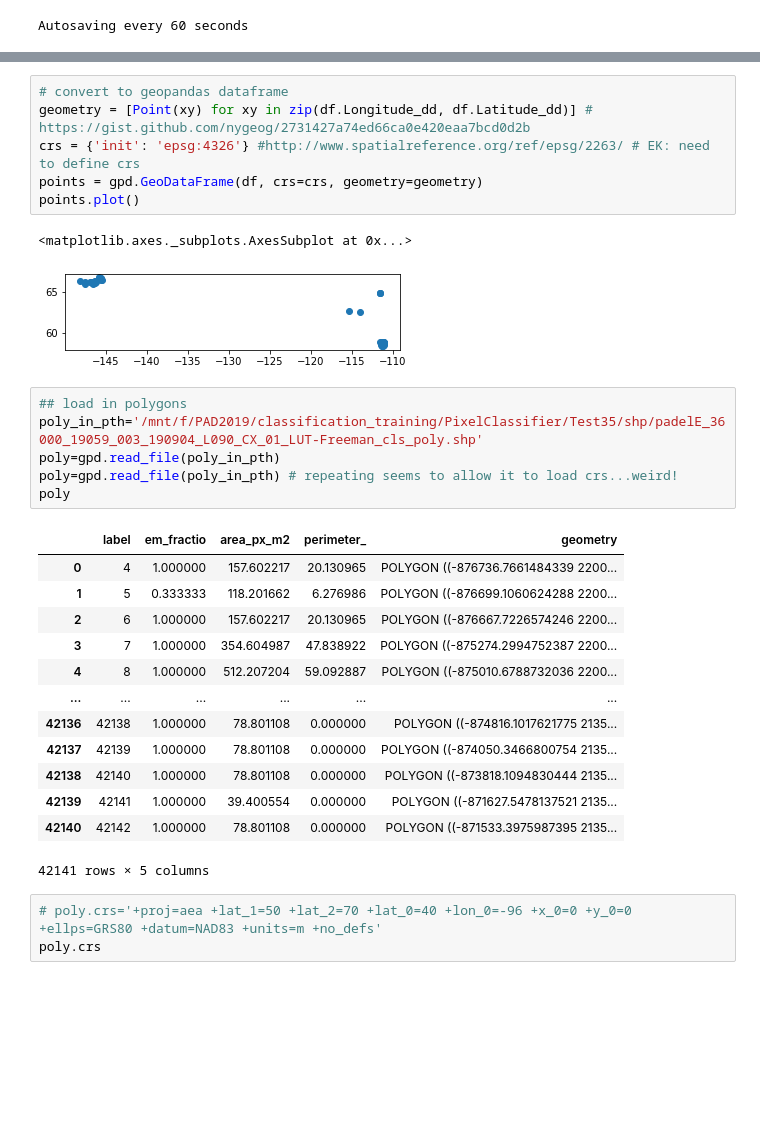
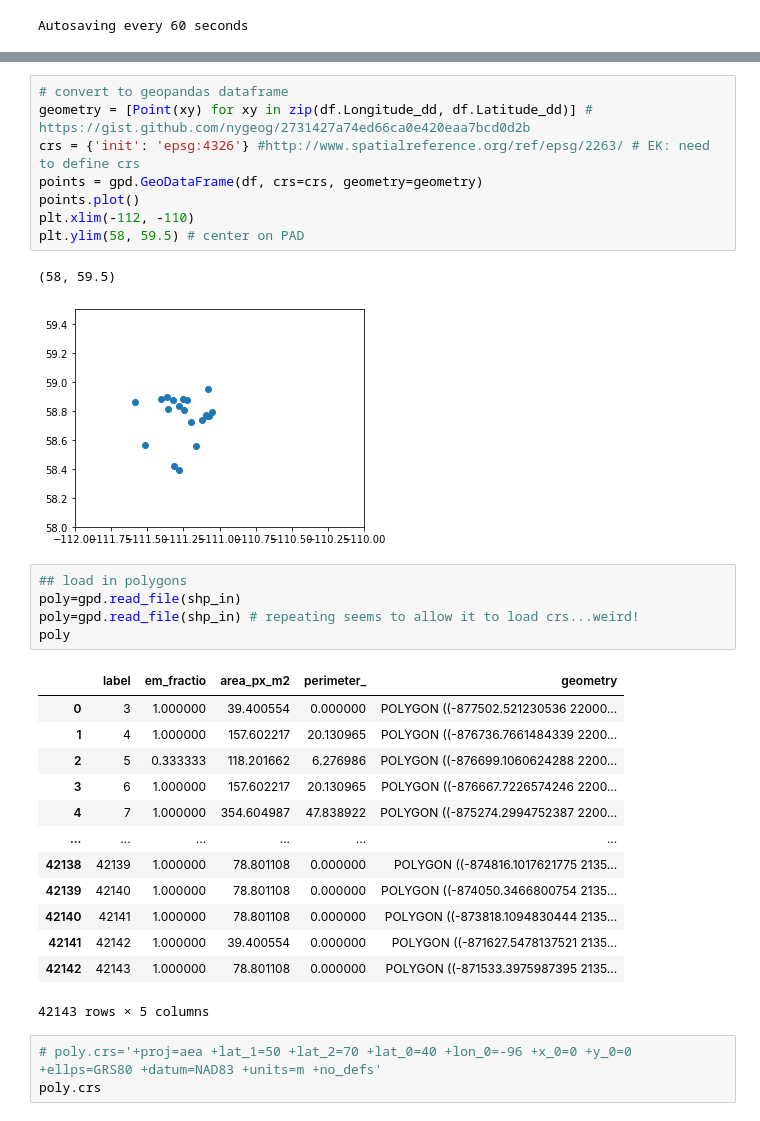
Before and after one commit to ekcomputer/random-wetlands, a Jupyter notebook: analysis/calcVegAreaFromPts.ipynb, the cells around one changed output, grey strips where cells are left out. Drawn from its saved outputs; the diff is of its cells as text; blank space fills up the shorter version.

Commit message:
2021- refreshed data with final classification. Ran in VSC

```diff
--- a/analysis/calcVegAreaFromPts.ipynb
+++ b/analysis/calcVegAreaFromPts.ipynb
@@ -52,32 +57,33 @@ dtype: object
 # %%
 # convert to geopandas dataframe
 geometry = [Point(xy) for xy in zip(df.Longitude_dd, df.Latitude_dd)] # https://gist.github.com/nygeog/2731427a74ed66ca0e420eaa7bcd0d2b
 crs = {'init': 'epsg:4326'} #http://www.spatialreference.org/ref/epsg/2263/ # EK: need to define crs
 points = gpd.GeoDataFrame(df, crs=crs, geometry=geometry)
 points.plot()
+plt.xlim(-112, -110)
+plt.ylim(58, 59.5) # center on PAD
 # %% [output]
-<matplotlib.axes._subplots.AxesSubplot at 0x...>
+(58, 59.5)
-[figure, old version]
+[figure, new version]
 # %%
 ## load in polygons
-poly_in_pth='/mnt/f/PAD2019/classification_training/PixelClassifier/Test35/shp/padelE_36000_19059_003_190904_L090_CX_01_LUT-Freeman_cls_poly.shp'
-poly=gpd.read_file(poly_in_pth)
-poly=gpd.read_file(poly_in_pth) # repeating seems to allow it to load crs...weird!
+poly=gpd.read_file(shp_in)
+poly=gpd.read_file(shp_in) # repeating seems to allow it to load crs...weird!
 poly
 # %% [output]
 |  | label | em_fractio | area_px_m2 | perimeter_ | geometry |
-| 0 | 4 | 1.000000 | 157.602217 | 20.130965 | POLYGON ((-876736.7661484339 2200... |
-| 1 | 5 | 0.333333 | 118.201662 | 6.276986 | POLYGON ((-876699.1060624288 2200... |
-| 2 | 6 | 1.000000 | 157.602217 | 20.130965 | POLYGON ((-876667.7226574246 2200... |
-| 3 | 7 | 1.000000 | 354.604987 | 47.838922 | POLYGON ((-875274.2994752387 2200... |
-| 4 | 8 | 1.000000 | 512.207204 | 59.092887 | POLYGON ((-875010.6788732036 2200... |
+| 0 | 3 | 1.000000 | 39.400554 | 0.000000 | POLYGON ((-877502.521230536 22000... |
+| 1 | 4 | 1.000000 | 157.602217 | 20.130965 | POLYGON ((-876736.7661484339 2200... |
+| 2 | 5 | 0.333333 | 118.201662 | 6.276986 | POLYGON ((-876699.1060624288 2200... |
+| 3 | 6 | 1.000000 | 157.602217 | 20.130965 | POLYGON ((-876667.7226574246 2200... |
+| 4 | 7 | 1.000000 | 354.604987 | 47.838922 | POLYGON ((-875274.2994752387 2200... |
 | ... | ... | ... | ... | ... | ... |
-| 42136 | 42138 | 1.000000 | 78.801108 | 0.000000 | POLYGON ((-874816.1017621775 2135... |
-| 42137 | 42139 | 1.000000 | 78.801108 | 0.000000 | POLYGON ((-874050.3466800754 2135... |
-| 42138 | 42140 | 1.000000 | 78.801108 | 0.000000 | POLYGON ((-873818.1094830444 2135... |
-| 42139 | 42141 | 1.000000 | 39.400554 | 0.000000 | POLYGON ((-871627.5478137521 2135... |
-| 42140 | 42142 | 1.000000 | 78.801108 | 0.000000 | POLYGON ((-871533.3975987395 2135... |
+| 42138 | 42139 | 1.000000 | 78.801108 | 0.000000 | POLYGON ((-874816.1017621775 2135... |
+| 42139 | 42140 | 1.000000 | 78.801108 | 0.000000 | POLYGON ((-874050.3466800754 2135... |
+| 42140 | 42141 | 1.000000 | 78.801108 | 0.000000 | POLYGON ((-873818.1094830444 2135... |
+| 42141 | 42142 | 1.000000 | 39.400554 | 0.000000 | POLYGON ((-871627.5478137521 2135... |
+| 42142 | 42143 | 1.000000 | 78.801108 | 0.000000 | POLYGON ((-871533.3975987395 2135... |
-42141 rows × 5 columns
+42143 rows × 5 columns
 # %%
 # poly.crs='+proj=aea +lat_1=50 +lat_2=70 +lat_0=40 +lon_0=-96 +x_0=0 +y_0=0 +ellps=GRS80 +datum=NAD83 +units=m +no_defs'
 poly.crs
```
Also changed, not shown: parts of 2 cells of this notebook, 6 other files.
